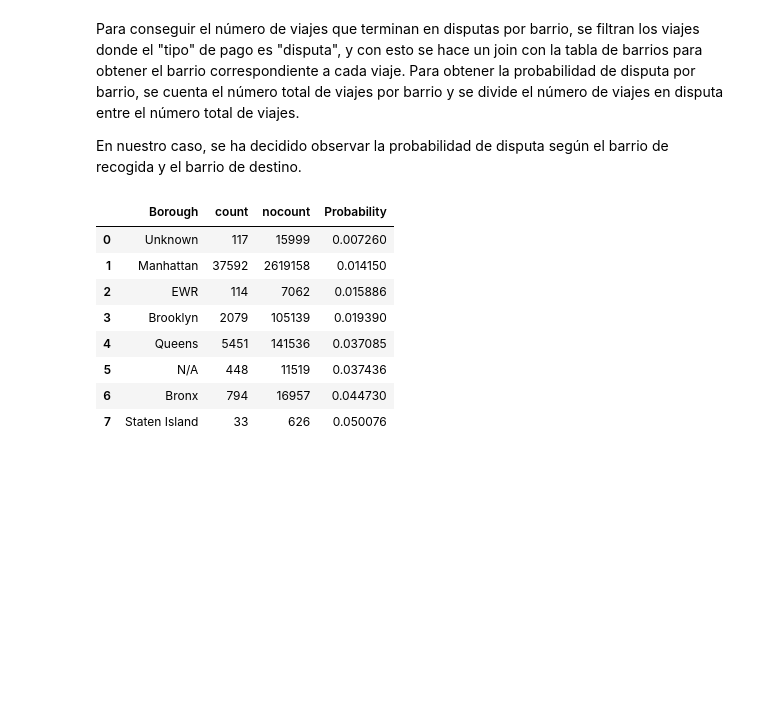
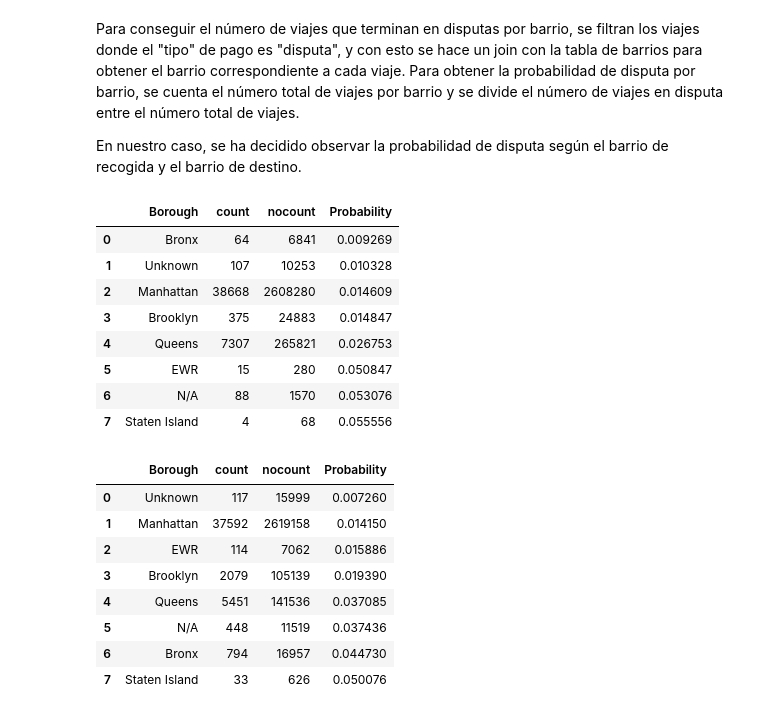
Before and after one commit to carlos-salinas/cap2026-yellowtrips, a Jupyter notebook: entrega.ipynb, the cells around one changed output. Cells and saved outputs as stored; diff of their text form; code cells hidden in the pictures; blank space fills up the shorter version.

```diff
--- a/entrega.ipynb
+++ b/entrega.ipynb
@@ -132,8 +132,19 @@ En nuestro caso, se ha decidido observar la probabilidad de disputa según el ba
 # %%
 disputes = df_orig.filter(df.payment_type == 4).join(zones, df.PULocationID == zones.LocationID).groupBy("Borough").count()
 nodisputes = df.filter(df.payment_type != 4).join(zones, df.PULocationID == zones.LocationID).groupBy("Borough").count().withColumnRenamed("count", "nocount")
 combined = disputes.join(nodisputes, "Borough")
 PUresult = combined.withColumn("Probability", combined["count"] / (combined["count"] + combined["nocount"])).orderBy("Probability")
+PUresult.toPandas()
+# %% [output]
+|  | Borough | count | nocount | Probability |
+| 0 | Bronx | 64 | 6841 | 0.009269 |
+| 1 | Unknown | 107 | 10253 | 0.010328 |
+| 2 | Manhattan | 38668 | 2608280 | 0.014609 |
+| 3 | Brooklyn | 375 | 24883 | 0.014847 |
+| 4 | Queens | 7307 | 265821 | 0.026753 |
+| 5 | EWR | 15 | 280 | 0.050847 |
+| 6 | N/A | 88 | 1570 | 0.053076 |
+| 7 | Staten Island | 4 | 68 | 0.055556 |
 # %%
 disputes = df_orig.filter(df.payment_type == 4).join(zones, df.DOLocationID == zones.LocationID).groupBy("Borough").count()
 nodisputes = df.filter(df.payment_type != 4).join(zones, df.DOLocationID == zones.LocationID).groupBy("Borough").count().withColumnRenamed("count", "nocount")
```
Also changed, not shown: parts of 10 cells of this notebook, 1 other file.
